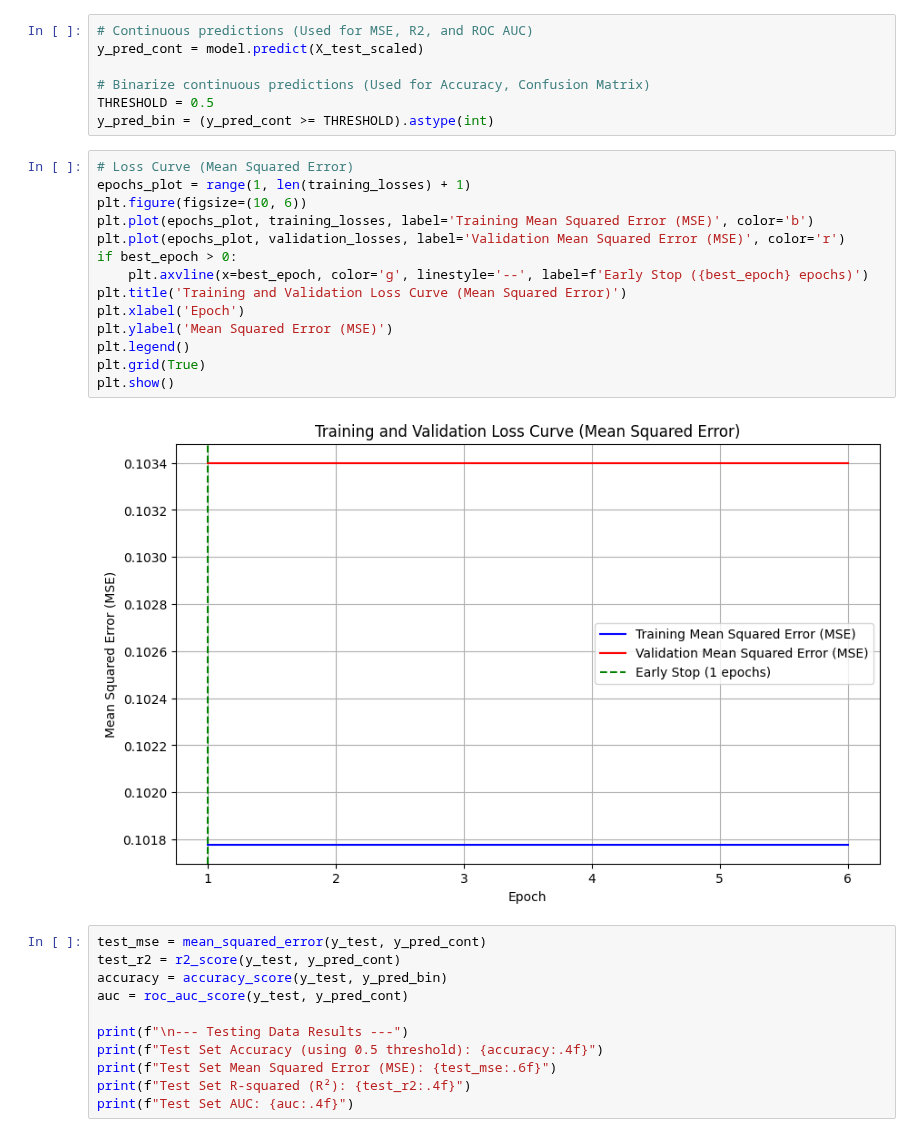
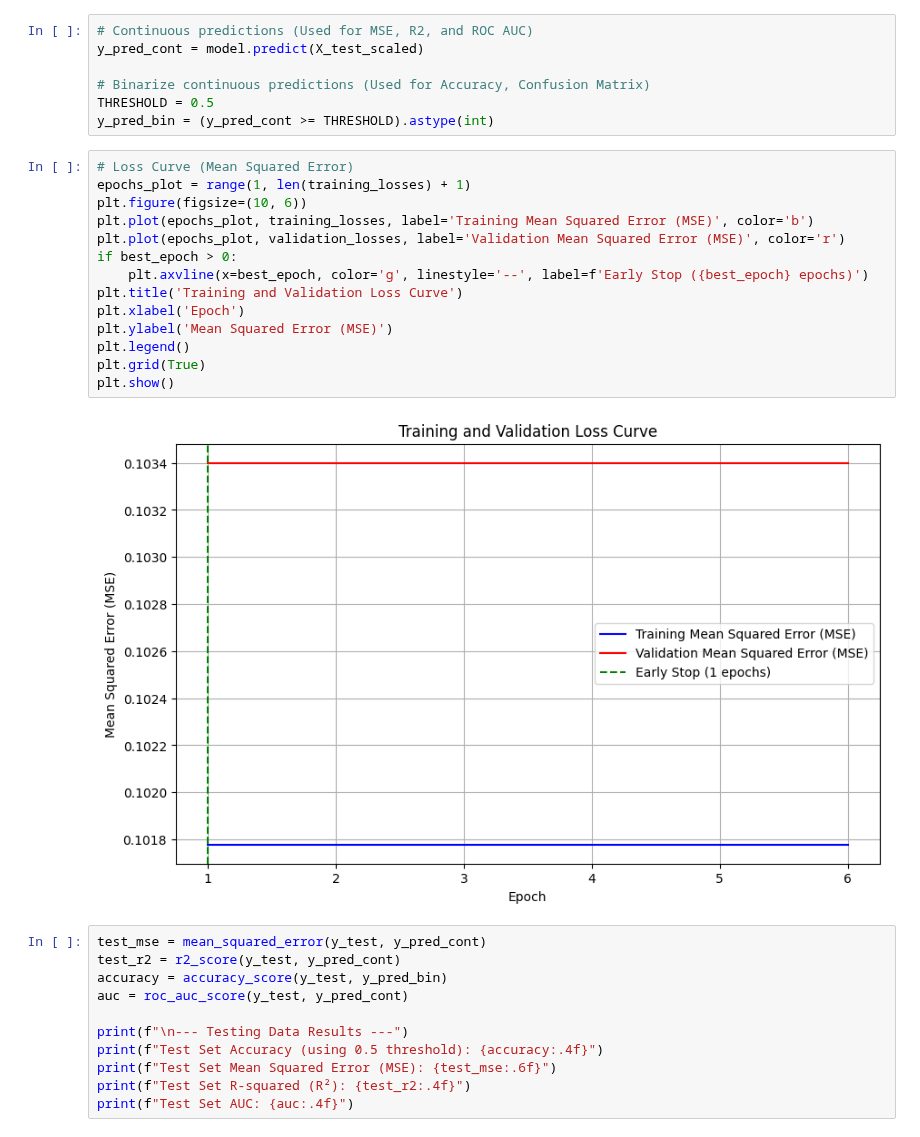
Before and after one commit to Mohamed1Hossam/ML, a Jupyter notebook: Numerical_Dataset/Linear-Regression-Final.ipynb, the cells around one changed output. Cells and saved outputs as stored; diff of their text form.

```diff
--- a/Numerical_Dataset/Linear-Regression-Final.ipynb
+++ b/Numerical_Dataset/Linear-Regression-Final.ipynb
@@ -162,19 +162,19 @@ y_pred_bin = (y_pred_cont >= THRESHOLD).astype(int)
 # %%
 # Loss Curve (Mean Squared Error)
 epochs_plot = range(1, len(training_losses) + 1)
 plt.figure(figsize=(10, 6))
 plt.plot(epochs_plot, training_losses, label='Training Mean Squared Error (MSE)', color='b')
 plt.plot(epochs_plot, validation_losses, label='Validation Mean Squared Error (MSE)', color='r')
 if best_epoch > 0:
     plt.axvline(x=best_epoch, color='g', linestyle='--', label=f'Early Stop ({best_epoch} epochs)')
-plt.title('Training and Validation Loss Curve (Mean Squared Error)')
+plt.title('Training and Validation Loss Curve')
 plt.xlabel('Epoch')
 plt.ylabel('Mean Squared Error (MSE)')
 plt.legend()
 plt.grid(True)
 plt.show()
 # %% [output]
-[figure, old version]
+[figure, new version]
 # %%
 test_mse = mean_squared_error(y_test, y_pred_cont)
 test_r2 = r2_score(y_test, y_pred_cont)
```
Also changed, not shown: parts of 3 cells of this notebook.
